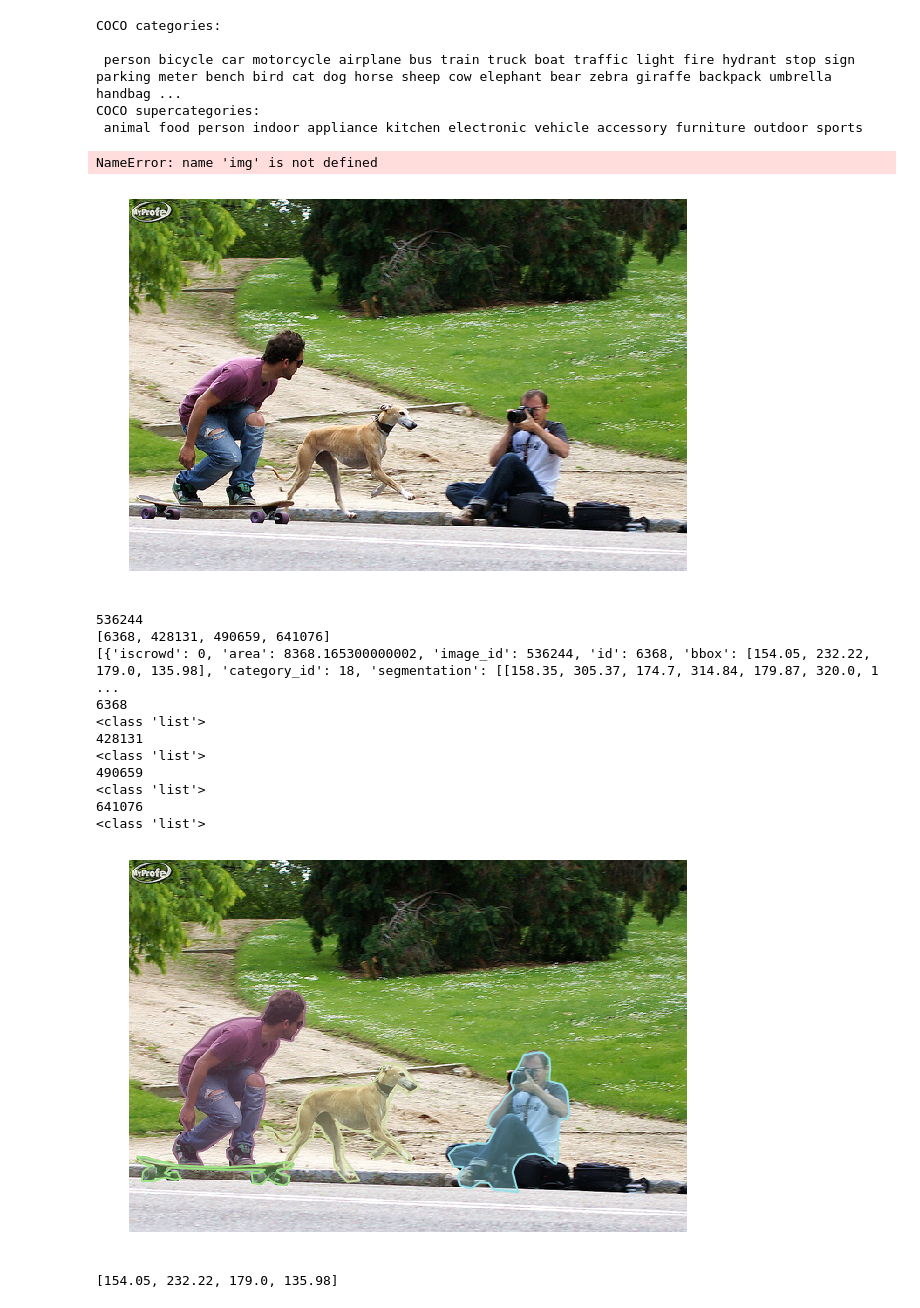
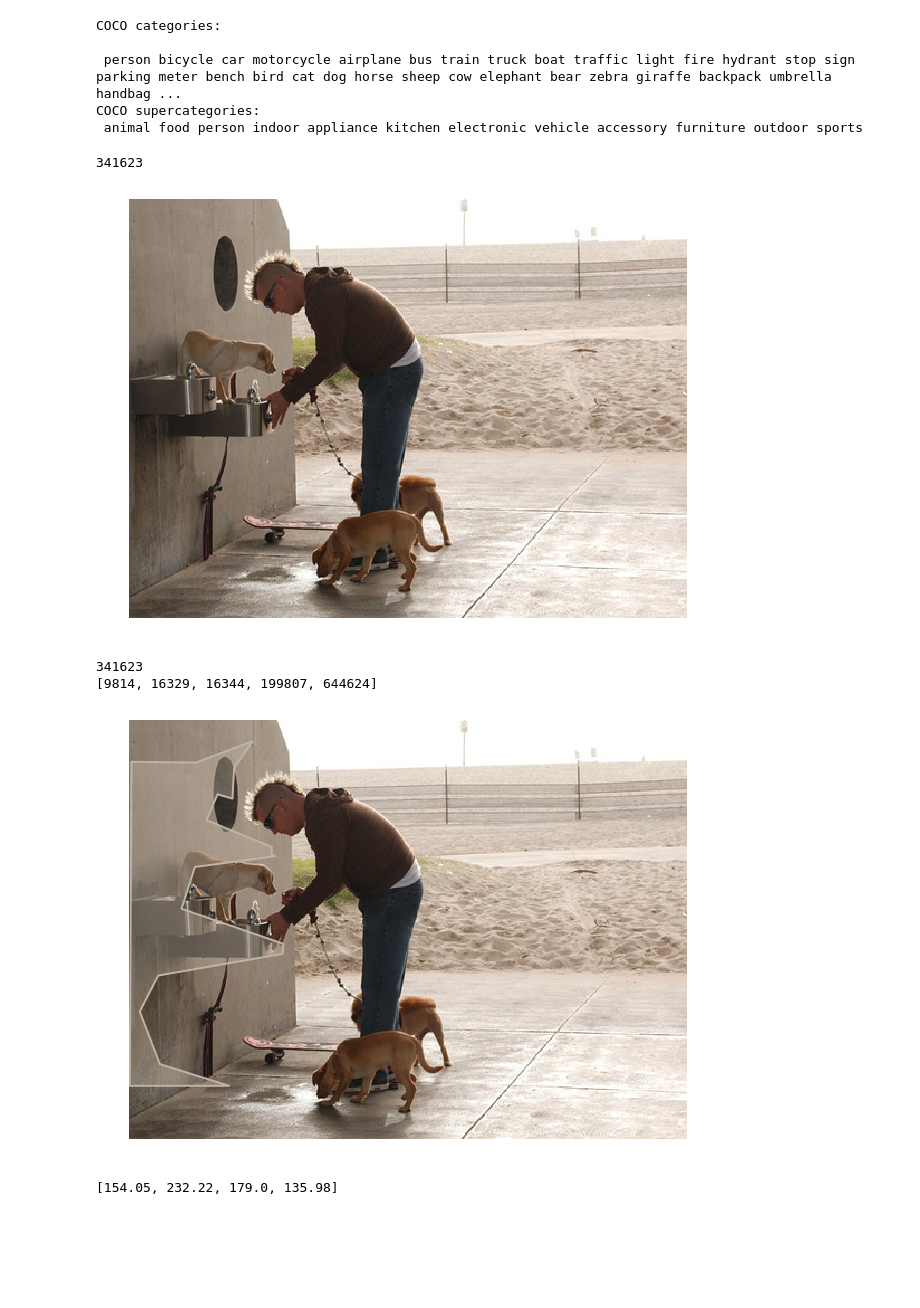
Before and after one commit to ghov/ObjectSegWithRL, a Jupyter notebook: cocoapi/PythonAPI/pycocoDemo.ipynb, the cells around one changed output. Drawn from its saved outputs; the diff is of its cells as text; code cells hidden in the pictures; blank space fills up the shorter version.

Commit message:
Resized images and polygons. Added some new helpful functions and did some organizing.

```diff
--- a/cocoapi/PythonAPI/pycocoDemo.ipynb
+++ b/cocoapi/PythonAPI/pycocoDemo.ipynb
@@ -19,2 +19,13 @@ Done (t=15.62s)
 creating index...
 index created!
+# %%
+# load and display instance annotations
+img_folder = '/images/train2017/'
+I = io.imread(dataDir + img_folder + '000000' + str(img['id']) + '.jpg')
+
+plt.imshow(I); plt.axis('off')
+l = list()
+l.append(247942)
+anns = coco.loadAnns([247942])
+
+coco.showAnns(anns)
@@ -51,7 +64,7 @@ img = coco.loadImgs(imgIds[np.random.randint(0,len(imgIds))])[0]
 # %%
 img['id']
 # %% [output]
-NameError: name 'img' is not defined
+341623
 # %%
 # load and display image
 # I = io.imread('%s/images/%s/%s'%(dataDir,dataType,img['file_name']))
@@ -62,42 +75,36 @@ plt.figure(); plt.axis('off')
 plt.imshow(I)
 plt.show()
 # %% [output]
-[figure, old version]
+[figure, new version]
 # %%
 # load and display instance annotations
 plt.imshow(I); plt.axis('off')
 print(img['id'])
 annIds = coco.getAnnIds(imgIds=img['id'], catIds=catIds, iscrowd=None)
 print(annIds)
-anns = coco.loadAnns(annIds)
+l = list()
+l.append(161365)
+anns = coco.loadAnns(l)
+#anns = coco.loadAnns(annIds)
 #[print(val) for val in item for item in anns]
 # print(len(anns))
 # for item in anns:
 #     print(item['category_id'], item['bbox'], item['segmentation'])
 
 #for item in anns:
 #    for val in item:
 #        print(val)
 
 coco.showAnns(anns)
-print(anns)
+#print(anns)
 
-for item in anns:
-    print(item['id'])
-    print(type(item['bbox']))
+#for item in anns:
+#    print(item['id'])
+#    print(type(item['bbox']))
 # %% [output]
-536244
-[6368, 428131, 490659, 641076]
-[{'iscrowd': 0, 'area': 8368.165300000002, 'image_id': 536244, 'id': 6368, 'bbox': [154.05, 232.22, 179.0, 135.98], 'category_id': 18, 'segmentation': [[158.35, 305.37, 174.7, 314.84, 179.87, 320.0, 1 ...
-6368
-<class 'list'>
-428131
-<class 'list'>
-490659
-<class 'list'>
-641076
-<class 'list'>
+341623
+[9814, 16329, 16344, 199807, 644624]
-[figure, old version]
+[figure, new version]
 # %%
 ## Take out the bounding boxes into their own images.
 from PIL import Image
```
Also changed, not shown: parts of 2 cells of this notebook, 12 other files.
